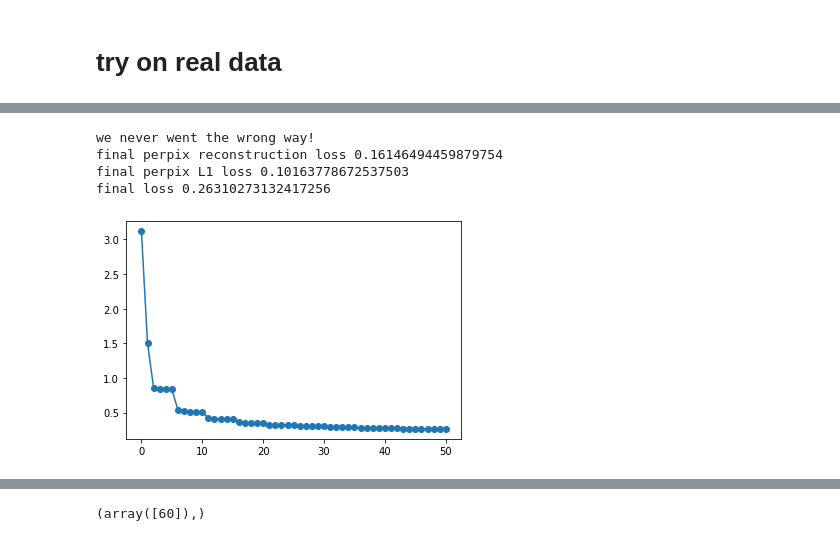
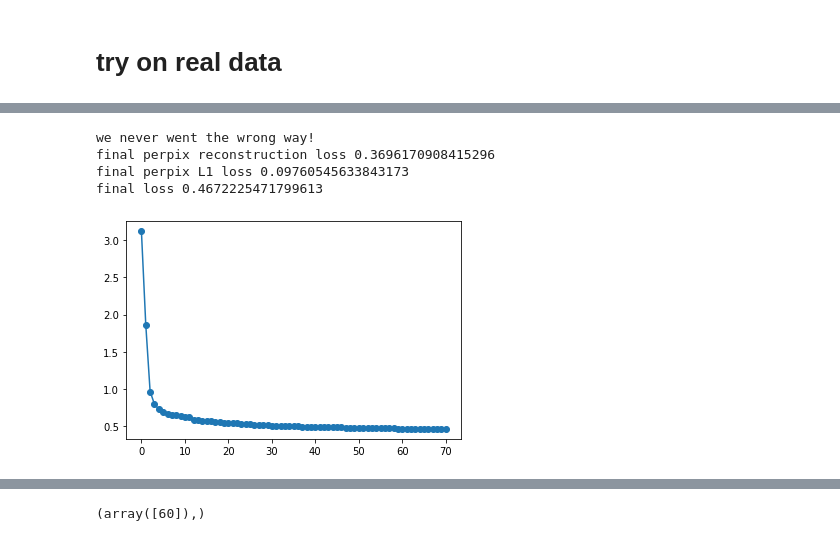
Before and after one commit to jacksonloper/barcoderegression, a Jupyter notebook: example.ipynb, the cells around one changed output, grey strips where cells are left out. Cells and saved outputs as stored; diff of their text form; code cells hidden in the pictures.

```diff
--- a/example.ipynb
+++ b/example.ipynb
@@ -162,0 +258,33 @@ interactive(children=(Dropdown(description='i', options=(0, 1), value=0), Output
+# %%
+Fsh=model.F_scaled(blurred=False)
+F=model.F_scaled(blurred=True)
+F2=model2.F_scaled(blurred=True)
+
+js=[23,26,27,49,60,77]
+
+with AnimAcross(columns=len(js)) as a:
+    for i,j in enumerate(js):
+        ~a
+        if i==0:
+            plt.ylabel("Ground Truth",fontsize=30)
+
+        pic=Fsh[:,j].reshape(spatial_dims)
+        locs=np.c_[np.where(pic>0)]
+
+        plt.imshow(F[:,j].reshape(spatial_dims),vmax=4)
+        plt.scatter(locs[:,1],locs[:,0],marker='x',color='red')
+        plt.xticks([]); plt.yticks([])
+        plt.xlim(0,pic.shape[1]-1)
+        plt.ylim(pic.shape[0]-1,0)
+
+    for i,j in enumerate(js):
+        ~a
+        if i==0:
+            plt.ylabel("Results",fontsize=30)
+
+        pic=F2[:,j].reshape(spatial_dims)
+
+        locs=skimage.feature.peak_local_max(pic,threshold_abs=.8)
+        plt.imshow(pic,vmax=4)
+        plt.scatter(locs[:,1],locs[:,0],marker='x',color='red')
+        plt.xticks([]); plt.yticks([])
@@ -162,0 +335,4 @@ interactive(children=(Dropdown(description='i', options=(0, 1), value=0), Output
+# %%
+
+with open('/home/jovyan/work/Documents/research/data/barseq/genedistr.pkl','wb') as f:
+    pickle.dump(distr,f)
@@ -173,34 +366,36 @@ with open("example.pkl",'rb') as f:
 # %%
 M=np.prod(X.shape[:-2])
 model2=barcoderegression.parameters.Model(
     B,
-    barcoderegression.blurkernels.ContiguousBlur(X.shape[:2],[1,1]),
+    barcoderegression.blurkernels.ContiguousBlur(X.shape[:2],[3,3]),
     M=M,
     rho=np.ones(C)*.05,
     lam=.1)
 
 trainer=barcoderegression.training.Trainer(X,model2)
 for i in tqdm.notebook.tqdm(range(10)):
-    trainer.update(nms=['F','alpha','b','a','rho'])
+    trainer.update(nms=['F'])
+for i in tqdm.notebook.tqdm(range(10)):
+    trainer.update(nms=['F','alpha','b','a','rho','varphi'])
 
 overall_losses=[x['loss'] for x in trainer.losses]
 worst=np.diff(overall_losses).max()
 if worst<=0:
     print("we never went the wrong way!")
 else:
     print("we went wrong way",worst)
 plt.plot(overall_losses,'-o')
 
 lossinfo=model2.loss(Xrav)
 print('final perpix reconstruction loss',lossinfo['reconstruction']/(R*C*M))
 print('final perpix L1 loss',model2.lam*lossinfo['l1']/(R*C*M))
 print('final loss',lossinfo['loss'])
 # %% [output]
 we never went the wrong way!
-final perpix reconstruction loss 0.16146494459879754
-final perpix L1 loss 0.10163778672537503
-final loss 0.26310273132417256
+final perpix reconstruction loss 0.3696170908415296
+final perpix L1 loss 0.09760545633843173
+final loss 0.4672225471799613
-[figure, old version]
+[figure, new version]
 # %%
 bads=[x for x in trainer.losses if x['improvement']<0]
 for b in bads:
```
Also changed, not shown: parts of 34 cells of this notebook, 7 other files.
